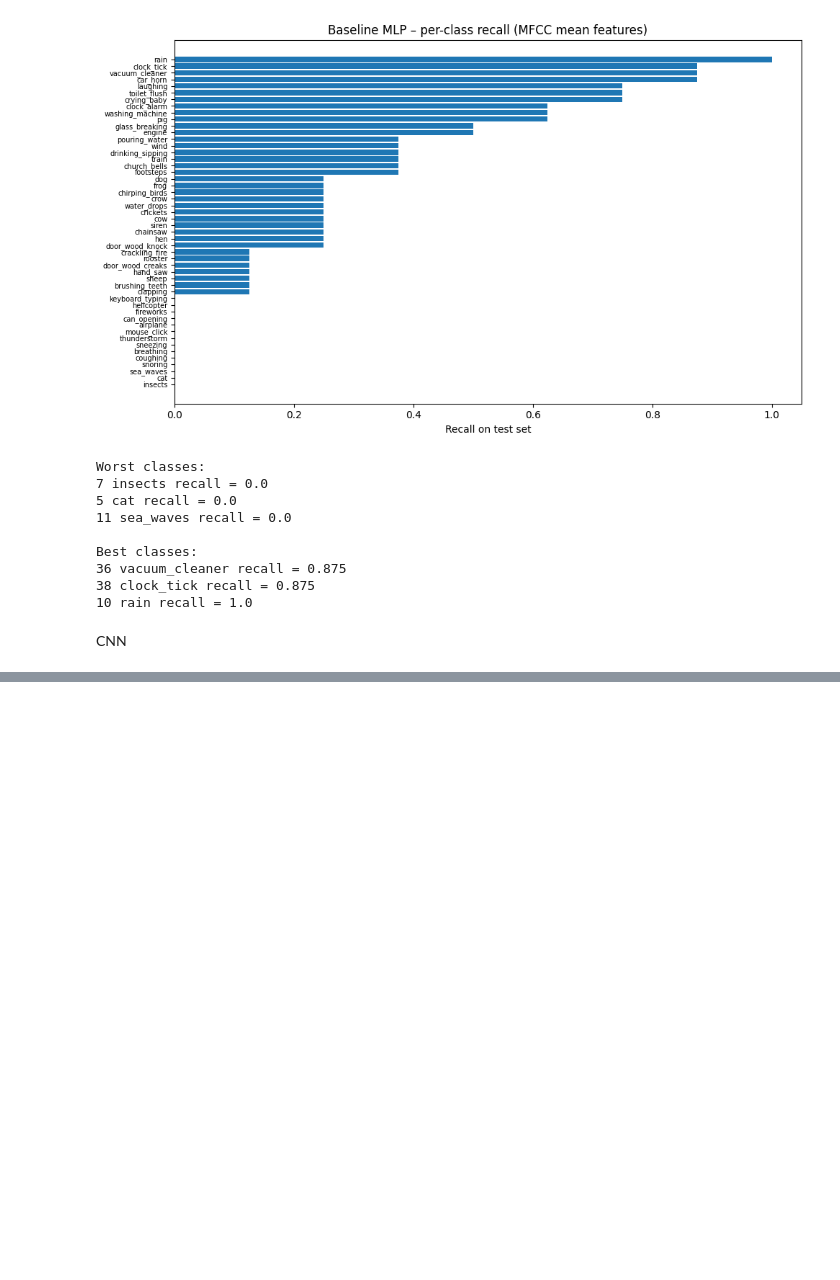
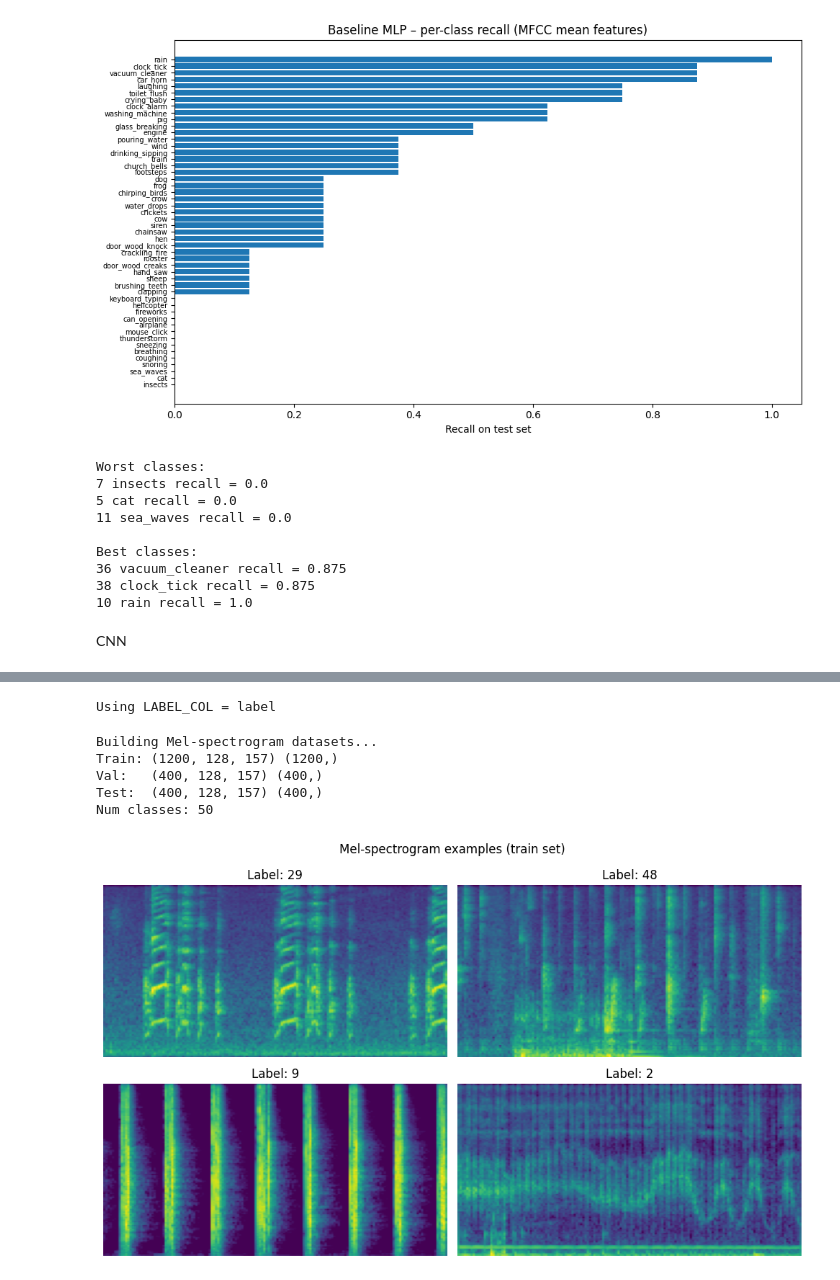
Before and after one commit to Emnaothm96/DEEP_LEARNING, a Jupyter notebook: URBANSOUND.ipynb, the cells around one changed output, grey strips where cells are left out. Drawn from its saved outputs; the diff is of its cells as text; code cells hidden in the pictures; blank space fills up the shorter version.

```diff
--- a/URBANSOUND.ipynb
+++ b/URBANSOUND.ipynb
@@ -632,0 +662,78 @@ CNN
+# %%
+# ---- choose correct label column ----
+if "label" in meta.columns:
+    LABEL_COL = "label"
+elif "target" in meta.columns:
+    LABEL_COL = "target"
+else:
+    raise ValueError("I can't find label column. Expected 'label' or 'target' in meta.")
+
+# ---- filename column ----
+if "filename" not in meta.columns:
+    raise ValueError("I can't find 'filename' column in meta.")
+
+print("Using LABEL_COL =", LABEL_COL)
+# %% [output]
+Using LABEL_COL = label
+# %%
+X_tr_mel, y_tr_mel = [], []
+X_va_mel, y_va_mel = [], []
+X_te_mel, y_te_mel = [], []
+
+print("Building Mel-spectrogram datasets...")
+
+for _, row in meta.iterrows():
+    wav_path = os.path.join(AUDIO_DIR, row["filename"])
+    fold = int(row["fold"])
+    label = int(row[LABEL_COL])
+
+    # waveform standardised (mono, 16kHz, 5s)
+    y = load_waveform(wav_path)
+
+    # Mel-spectrogram (128 x T)
+    mel = extract_melspectrogram(y)
+
+    if fold in [1, 2, 3]:
+        X_tr_mel.append(mel)
+        y_tr_mel.append(label)
+    elif fold == 4:
+        X_va_mel.append(mel)
+        y_va_mel.append(label)
+    elif fold == 5:
+        X_te_mel.append(mel)
+        y_te_mel.append(label)
+
+X_tr_mel = np.array(X_tr_mel, dtype=np.float32)
+X_va_mel = np.array(X_va_mel, dtype=np.float32)
+X_te_mel = np.array(X_te_mel, dtype=np.float32)
+
+y_tr_mel = np.array(y_tr_mel, dtype=np.int64)
+y_va_mel = np.array(y_va_mel, dtype=np.int64)
+y_te_mel = np.array(y_te_mel, dtype=np.int64)
+
+print("Train:", X_tr_mel.shape, y_tr_mel.shape)
+print("Val:  ", X_va_mel.shape, y_va_mel.shape)
+print("Test: ", X_te_mel.shape, y_te_mel.shape)
+
+num_classes = len(np.unique(y_tr_mel))
+print("Num classes:", num_classes)
+# %% [output]
+Building Mel-spectrogram datasets...
+Train: (1200, 128, 157) (1200,)
+Val:   (400, 128, 157) (400,)
+Test:  (400, 128, 157) (400,)
+Num classes: 50
+# %%
+idx = np.random.choice(len(X_tr_mel), size=4, replace=False)
+
+plt.figure(figsize=(10, 6))
+for i, k in enumerate(idx, 1):
+    plt.subplot(2, 2, i)
+    plt.imshow(X_tr_mel[k], aspect="auto", origin="lower")
+    plt.title(f"Label: {y_tr_mel[k]}")
+    plt.axis("off")
+plt.suptitle("Mel-spectrogram examples (train set)")
+plt.tight_layout()
+plt.show()
+# %% [output]
+[figure, added]
```
Also changed, not shown: parts of 12 cells of this notebook.
